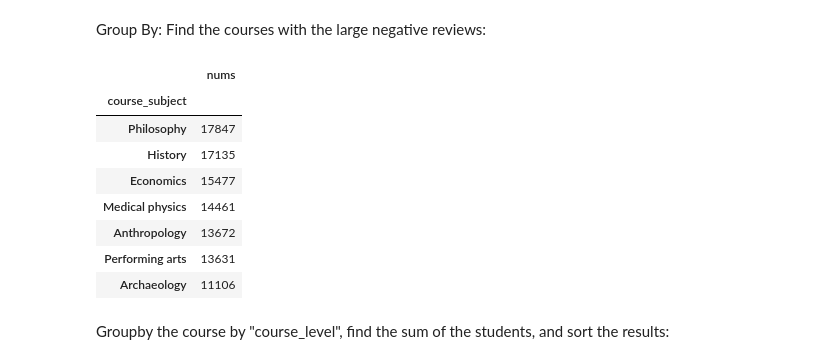
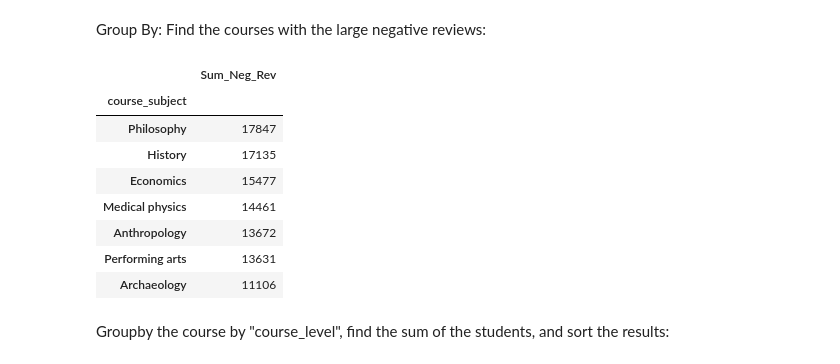
Before and after one commit to danysc/DA-Projects, a Jupyter notebook: Courses_Reviews.ipynb, the cells around one changed output. Drawn from its saved outputs; the diff is of its cells as text; code cells hidden in the pictures.

```diff
--- a/Courses_Reviews.ipynb
+++ b/Courses_Reviews.ipynb
@@ -95,0 +100,4 @@ data_set['price_usd'].min()
+# %%
+# Convert the Date columns to date format:
+data_set['published_date'] = pd.to_datetime(data_set['published_date'])
+data_set.info()
@@ -110,11 +137,11 @@ data_set[['course_id','num_students']].assign(total_reviews = \
 Group By: Find the courses with the large negative reviews:
 # %%
 data_set.groupby(['course_subject'])\
-.agg(nums = ('negative_reviews','sum'))\
-  .sort_values('nums', ascending = False)\
+.agg(Sum_Neg_Rev = ('negative_reviews','sum'))\
+  .sort_values('Sum_Neg_Rev', ascending = False)\
   .head(7)
 # %% [output]
-|  | nums |
+|  | Sum_Neg_Rev |
 | course_subject |  |
 | Philosophy | 17847 |
 | History | 17135 |
```
Also changed, not shown: parts of 4 cells of this notebook.
